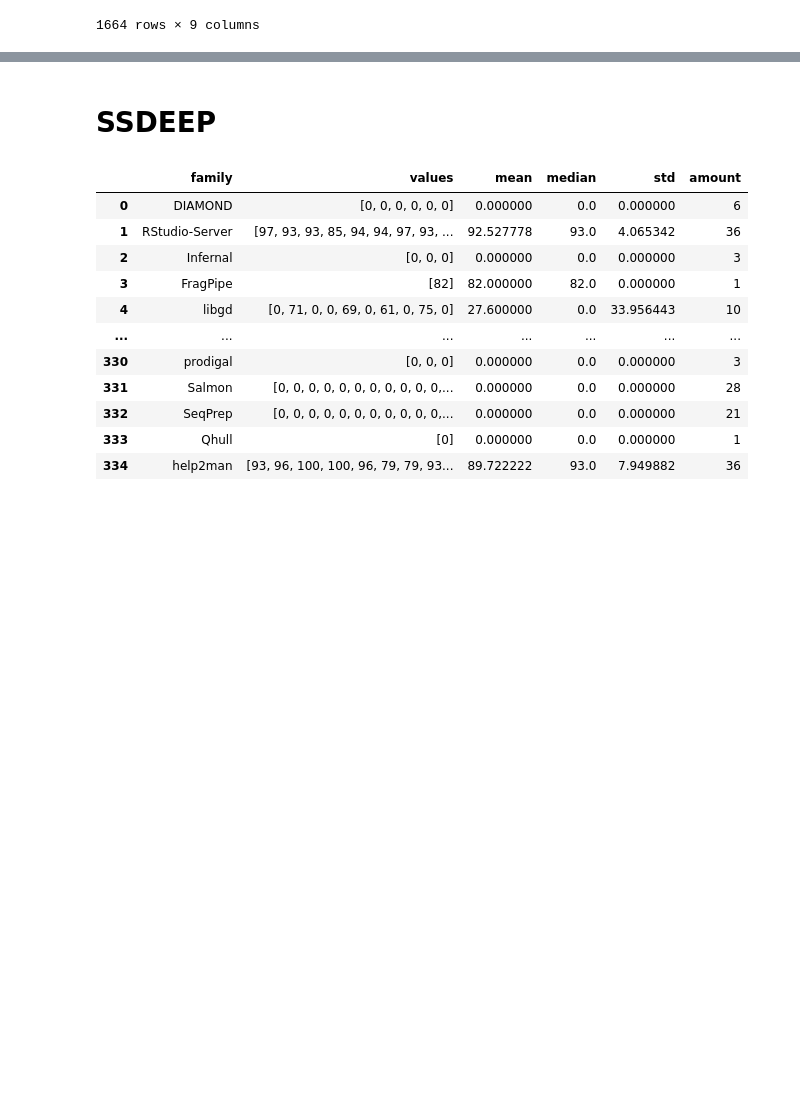
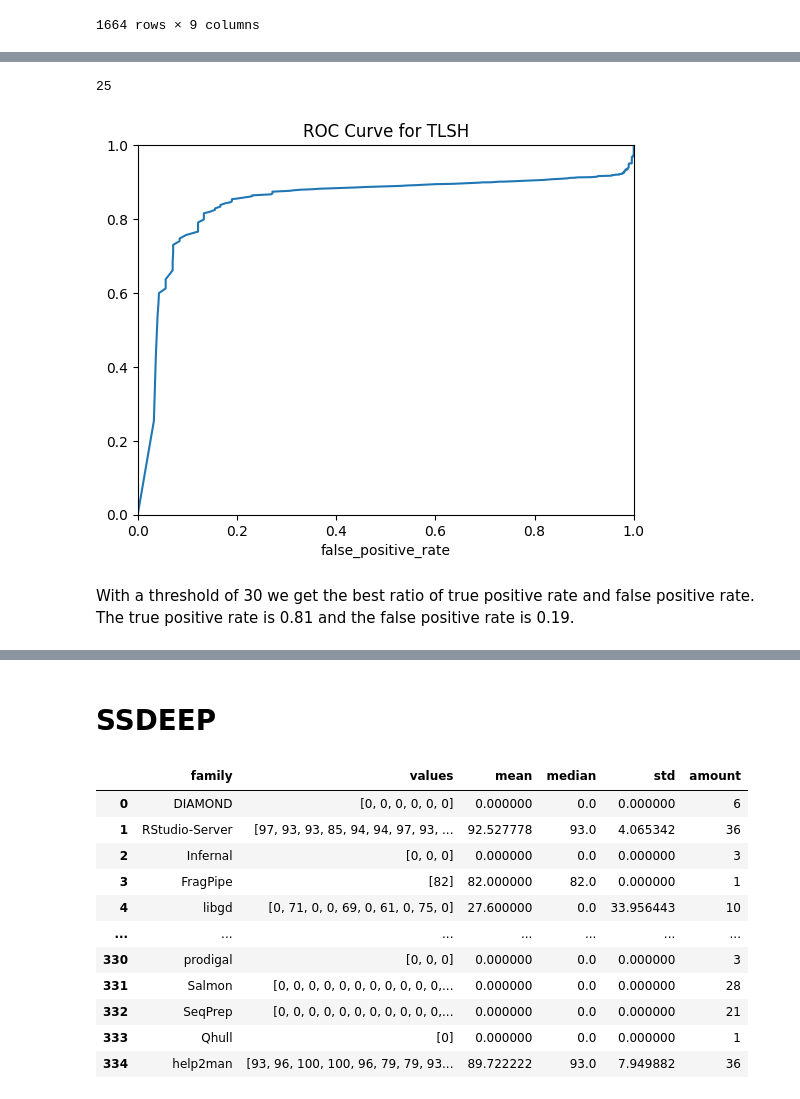
Before and after one commit to edizeqiri/obstkorb, a Jupyter notebook: Testing_Framework/playground.ipynb, the cells around one changed output, grey strips where cells are left out. Saved outputs shown, nothing was run; the diff lists cells and outputs as text; code cells hidden in the pictures; blank space fills up the shorter version.

```diff
--- a/Testing_Framework/Comparison.ipynb
+++ b/Testing_Framework/playground.ipynb
@@ -301,4 +284,5 @@ results_df
 # %%
+results_df = tlsh_comb()
 p = results_df.loc[results_df.groupby("TLSH 1")["Diff Score"].idxmin()]
 
 p = p[p["Malware 2"] != True]
@@ -308,0 +293,24 @@ p = p[p["Malware 2"] != True]
+# %%
+def tlsh_thresh(s):
+    s = s.loc[results_df.groupby("TLSH 1")["Diff Score"].idxmin()]
+    ssdeep_th = pd.DataFrame(columns=["threshold", "true_positive_rate", "false_positive_rate"])
+    comp_to_sci = s[s["Malware 2"] == False]
+    compt_to_malware = s[s["Malware 2"] == True]
+    for i in range (0,500,1):
+
+        sci_th = comp_to_sci[comp_to_sci["Diff Score"] < i]
+        mal_th = compt_to_malware[compt_to_malware["Diff Score"] < i]
+        f_th = compt_to_malware[compt_to_malware["Diff Score"] >= i]
+
+        TP = (sci_th["Family 1"] == sci_th["Family 2"]).sum()
+        FP = (sci_th["Family 1"] != sci_th["Family 2"]).sum()
+        FN = (f_th["Family 1"] != f_th["Family 2"]).sum()
+        TN = (f_th["Family 1"] == f_th["Family 2"]).sum()
+
+        TPR = TP / (TP + FN) if TP + FN != 0 else 0
+        FPR = FP / (FP + TN) if FP + TN != 0 else 0
+        # Append results to DataFrame
+        ssdeep_th.loc[i] = [i, TPR, FPR]
+    return ssdeep_th
+p = tlsh_thresh(results_df)
+p
@@ -309,3 +331,14 @@ p = p[p["Malware 2"] != True]
+# %%
+(p["true_positive_rate"] - p["false_positive_rate"]).abs().idxmax()
+# %% [output]
+25
+# %%
+p.plot(x="false_positive_rate", y="true_positive_rate", xlim=(0, 1), ylim=(0, 1),title="ROC Curve for TLSH", legend=False)
+plt.show()
+# %% [output]
+[figure, added]
+# %% [markdown]
+With a threshold of 30 we get the best ratio of true positive rate and false positive rate. The true positive rate is 0.81 and the false positive rate is 0.19.
 # %%
 """
 all_hashes = scicore_concat["tlsh"].map(lambda x: x["tlsh"])
```
Also changed, not shown: parts of 22 cells of this notebook, 1 other file.
